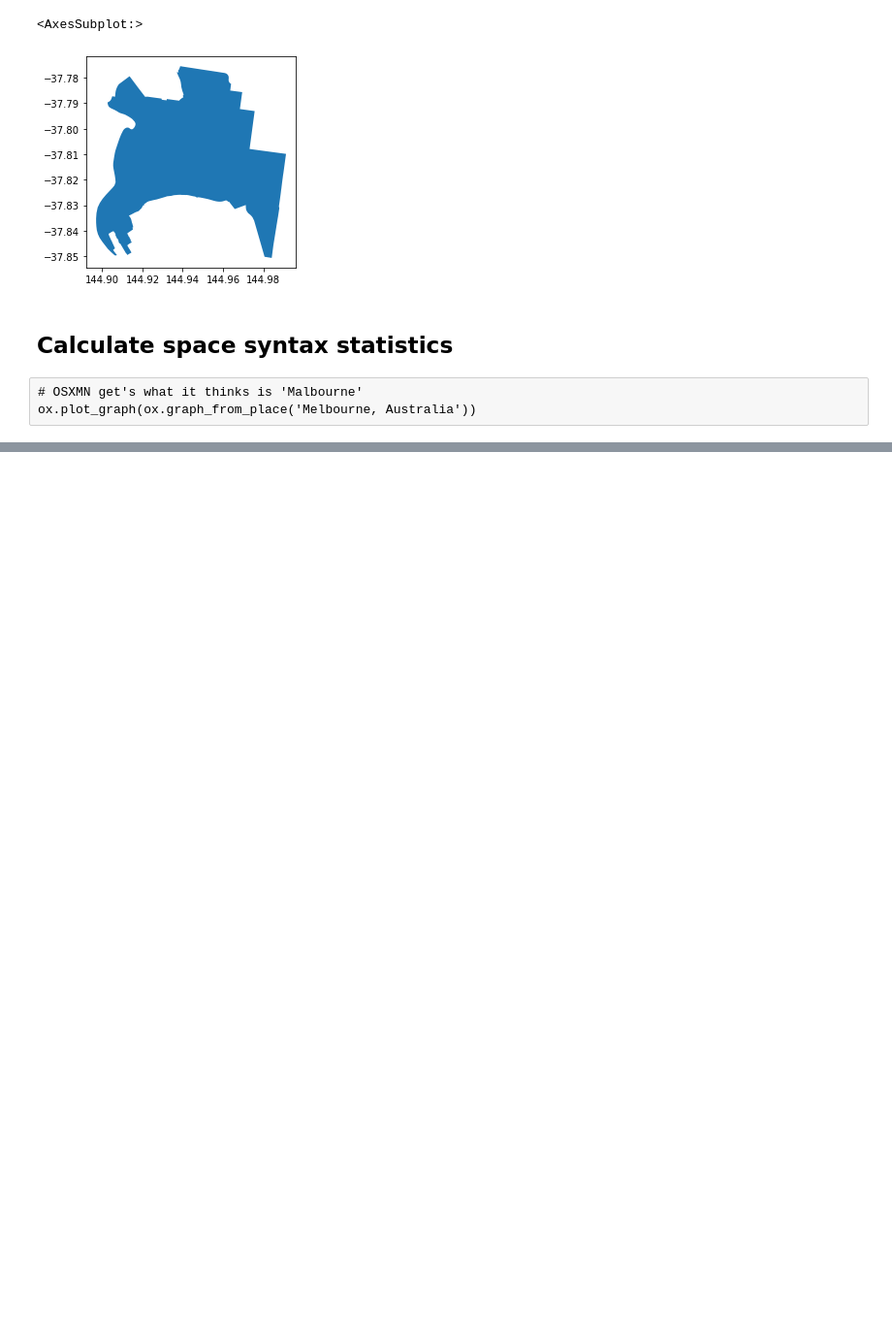
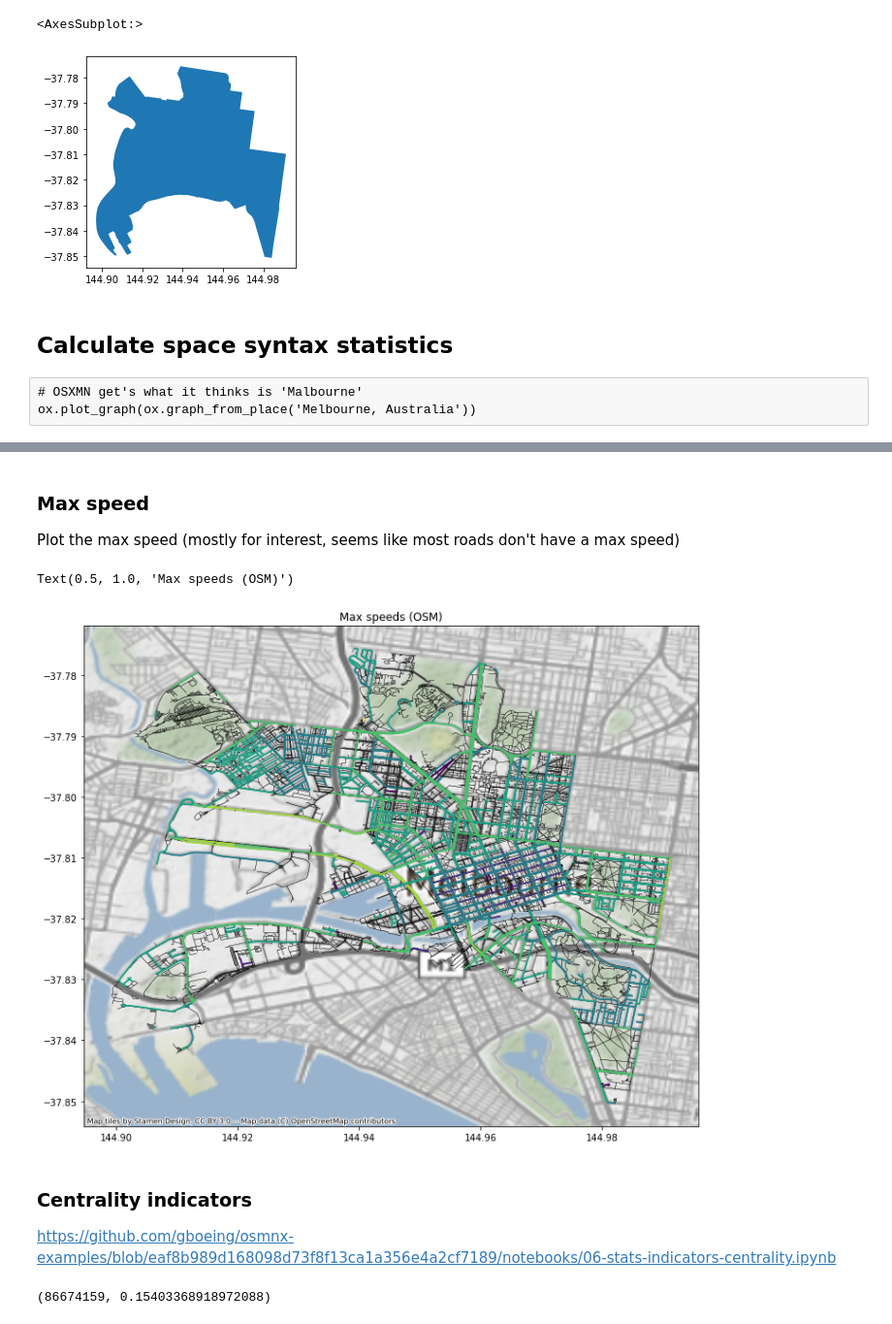
Before and after one commit to masher92/footfall, a Jupyter notebook: MelbourneAnalysis/Street_Network/Street_Network.ipynb, the cells around one changed output, grey strips where cells are left out. Shown at 97% size. Drawn from its saved outputs; the diff is of its cells as text; code cells hidden in the pictures; blank space fills up the shorter version.

Commit message:
calculated betweenness

```diff
--- a/MelbourneAnalysis/Street_Network/Street_Network.ipynb
+++ b/MelbourneAnalysis/Street_Network/Street_Network.ipynb
@@ -101,0 +133,60 @@ ox.plot_graph(G)
+# %%
+# convert graph to geodataframes
+gdf_edges = ox.graph_to_gdfs(G, nodes=False)
+# %% [markdown]
+### Max speed
+
+Plot the max speed (mostly for interest, seems like most roads don't have a max speed)
+# %%
+# Tidy the max speed
+# Some stored as lists and strings (stupid!) so take the average speed of all in the list
+# gdf_edges.reset_index()['maxspeed'].apply(type).value_counts()  # (shows the different types)
+def clean_edges(edge):
+    # If posssible just return a float
+    try:
+        return float(edge)
+    except:
+        #print(f"\n {edge} \n {type(edge)} \n")
+        # Could be a string separated by semi-colons
+        if ';' in edge:
+            l = [float(x) for x in edge.split(";")]
+            return np.mean(l)
+        # Could be a list
+        if type(edge) == type([]):
+            # Parse the list. Sometimes the items are just numbers,
+            # other times they are themselves mini, semi-colon lists (so stupid!)
+            l = []
+            for item in edge:
+                if ';' in item:
+                    l += [float(x) for x in item.split(";")]
+                else:
+                    l += [float(item)]
+            return np.mean(l)
+
+    raise Exception(f"Don't know what to do with:\n\t{edge}")
+
+gdf_edges['maxspeed'] = gdf_edges['maxspeed'].apply(clean_edges)
+# %%
+ax = gdf_edges.plot(color="black", linewidth=0.3, figsize=(12,10))  # Plot all roads first (including those without a max speed)
+gdf_edges.plot(column="maxspeed", ax=ax)  # Then add colours for max speed
+cx.add_basemap(ax, crs=gdf_edges.crs, zoom=12)
+ax.set_title("Max speeds (OSM)")
+# %% [output]
+Text(0.5, 1.0, 'Max speeds (OSM)')
+[figure, added]
+# %% [markdown]
+### Centrality indicators
+
+https://github.com/gboeing/osmnx-examples/blob/eaf8b989d168098d73f8f13ca1a356e4a2cf7189/notebooks/06-stats-indicators-centrality.ipynb
+# %%
+# calculate betweenness with a digraph of G (ie, no parallel edges)
+if os.path.exists('bc.pickle'):
+    bc = pickle.load(open('bc.pickle', 'rb'))
+else:
+    bc = nx.betweenness_centrality(ox.get_digraph(G), weight="length")
+    pickle.dump(bc, open('bc.pickle', 'wb'))
+
+max_node, max_bc = max(bc.items(), key=lambda x: x[1])
+max_node, max_bc
+# %% [output]
+(86674159, 0.15403368918972088)
```
Also changed, not shown: parts of 6 cells of this notebook.
